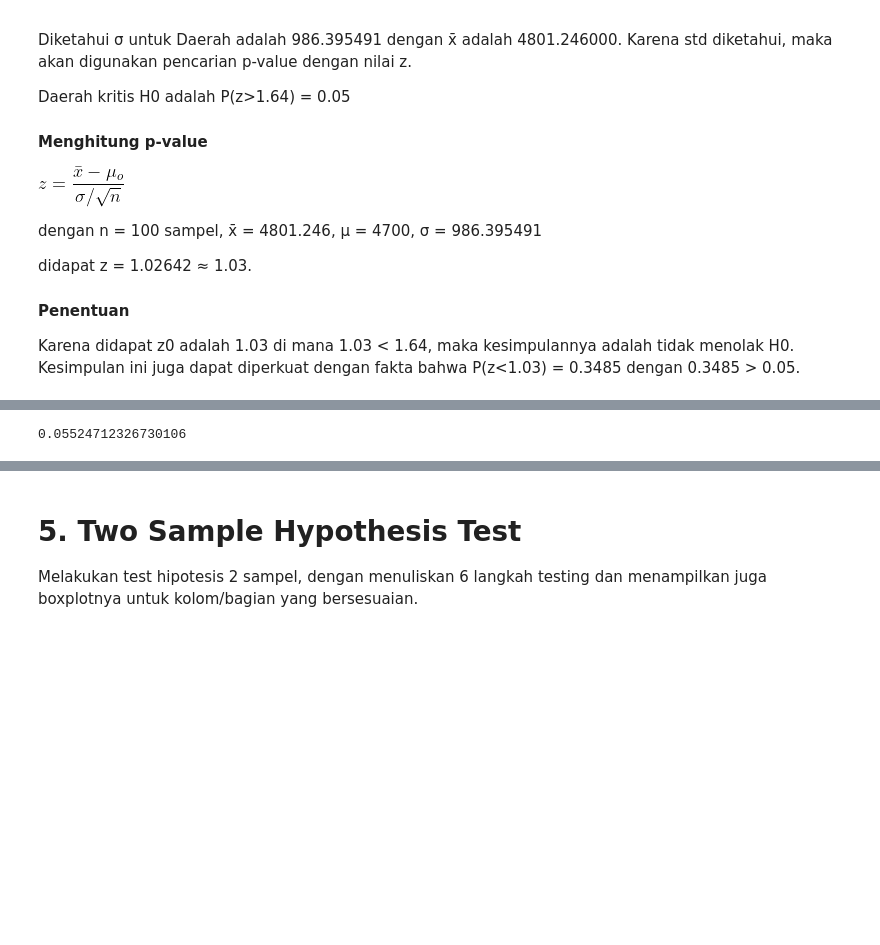
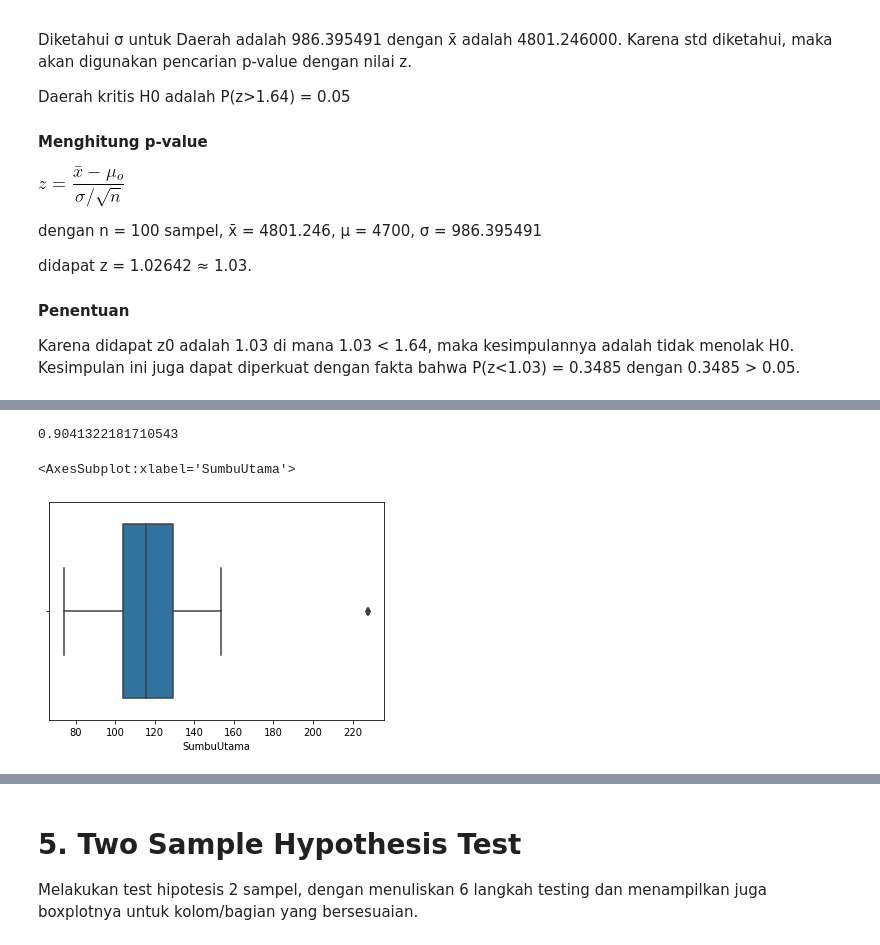
Before and after one commit to alifbhadrika/data-statistical-analysis, a Jupyter notebook: K04-T1-IF2220-13519186.ipynb, the cells around one changed output, grey strips where cells are left out. Saved outputs shown, nothing was run; the diff lists cells and outputs as text; code cells hidden in the pictures; blank space fills up the shorter version.

```diff
--- a/K04-T1-IF2220-13519186.ipynb
+++ b/K04-T1-IF2220-13519186.ipynb
@@ -278,8 +299,20 @@ digunakan</b><br>
-# %%
-SbUtamaZvalue = computeZvalue('SumbuUtama',116,500)
-SbUtamaZvalue
-# %% [output]
-0.05524712326730106
+# %%
+# idxs sample didapatkan dari function randomSample
+idx_sample_sbUtama = [40,166,377,265,87,230,116,476,86,179,272,403,299,263,137,171,127,61,466,77,75,173,364,296,396,104,237,363,345,374,388,47,102,130,22,432,214,219,283,55,318,277,459,65,198,469,106,2,357,362,192,41,121,259,316,158,197,398,256,442,190,332,178,463,448,324,64,36,492,258,142,208,328,449,54,3,8,46,145,226,100,49,248,180,452,88,126,425,10,82,456,429,326,350,499,151,206,218,381,122]
+
+# rata-rata sample
+mean_sample_sbUtama = data['SumbuUtama'].iloc[idxSampleSbUtama].mean()
+
+# zscore
+zscoreSbUtama = computeZscore('SumbuUtama',mean_sample_sbUtama,116,100)
+zscoreSbUtama
+# %% [output]
+0.9041322181710543
+# %%
+sns.boxplot(x=data['SumbuUtama'])
+# %% [output]
+<AxesSubplot:xlabel='SumbuUtama'>
+[figure, added]
 # %% [markdown]
 ### d. Proporsi nilai Diameter yang lebih dari 85, adalah tidak sama dengan 15% ?
 
```
Also changed, not shown: parts of 19 cells of this notebook.
